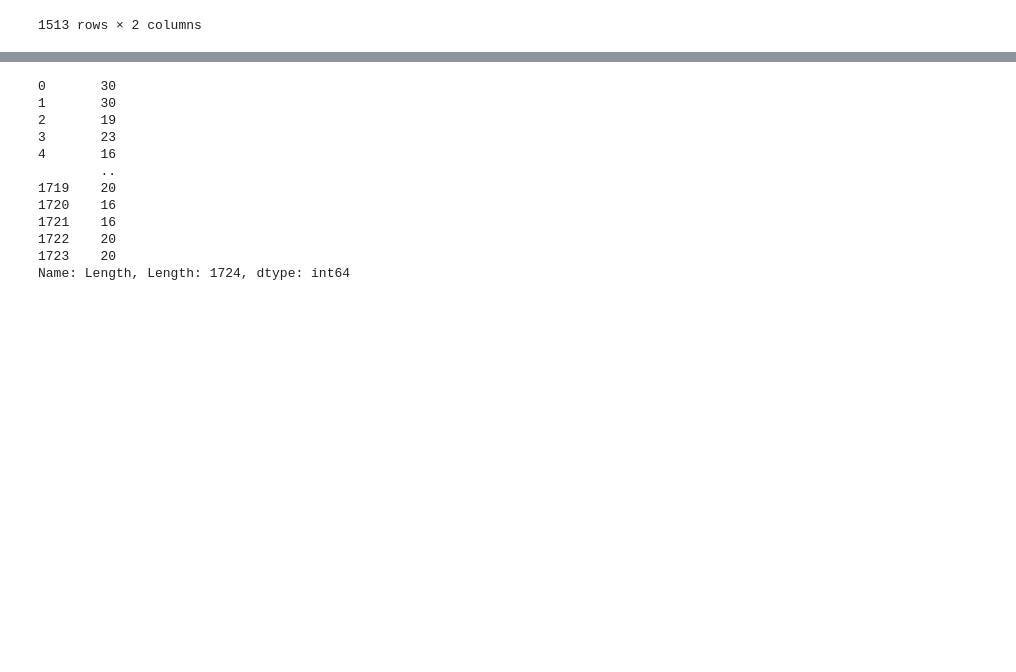
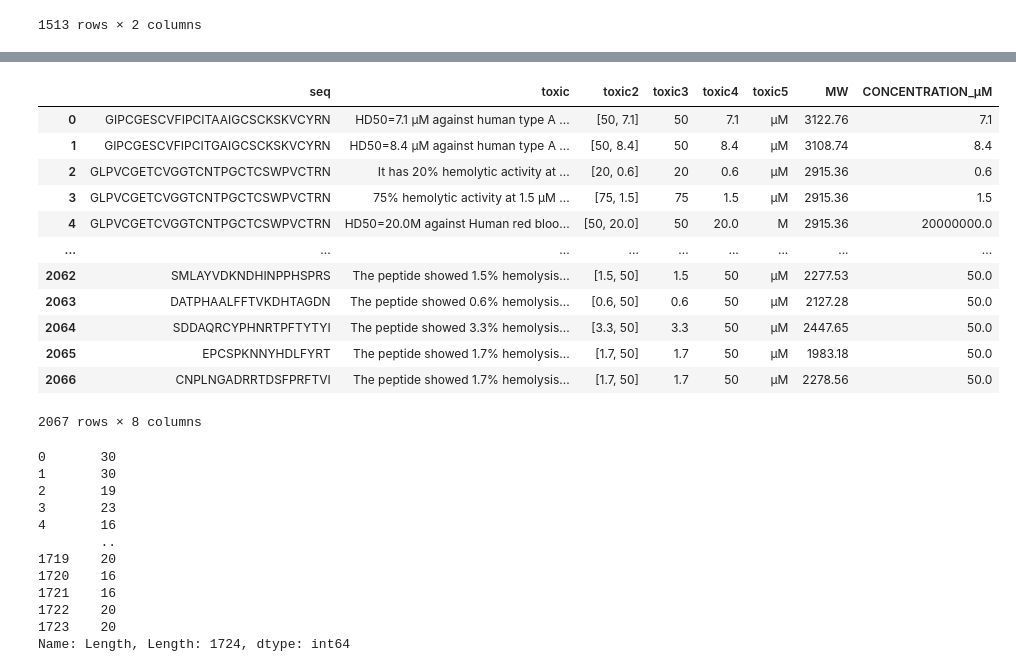
Before and after one commit to JJvRijn/toxicity_scraping, a Jupyter notebook: Scraping_DRAMP.ipynb, the cells around one changed output, grey strips where cells are left out. Saved outputs shown, nothing was run; the diff lists cells and outputs as text; code cells hidden in the pictures; blank space fills up the shorter version.

```diff
--- a/Scraping_DRAMP.ipynb
+++ b/Scraping_DRAMP.ipynb
@@ -129,6 +130,8 @@ for n in range(len(df_DRAMP)):
     if "M" in df_DRAMP.toxic[n]:
         df_DRAMP.loc[n, 'toxic5'] = "M"
     if "g/ml" in df_DRAMP.toxic[n]:
+        df_DRAMP.loc[n, 'toxic5'] = "g/ml"
+    if "g/mL" in df_DRAMP.toxic[n]:
         df_DRAMP.loc[n, 'toxic5'] = "g/ml"
     if "g/L" in df_DRAMP.toxic[n]:
         df_DRAMP.loc[n, 'toxic5'] = "mg/ml"
@@ -164,3 +167,4 @@ for n in range(len(df_DRAMP)):
         df_DRAMP.loc[n, 'toxic5'] = "mM"
 df_DRAMP= df_DRAMP[df_DRAMP.toxic5 != "NaN"]
 df_DRAMP = df_DRAMP.reset_index(drop=True)
+df_DRAMP.loc[2059]
@@ -198,6 +210,22 @@ df_DRAMP.loc[mask8, "CONCENTRATION_µM"] = (
     (df_DRAMP["toxic4"][mask8]).astype(float)) / df_DRAMP[mask8]['MW']
 #fill in values already in µM
 df_DRAMP.loc[mask3, "CONCENTRATION_µM"] = df_DRAMP["toxic4"][mask3].astype(float)
+# %%
+df_DRAMP
+# %% [output]
+|  | seq | toxic | toxic2 | toxic3 | toxic4 | toxic5 | MW | CONCENTRATION_µM |
+| 0 | GIPCGESCVFIPCITAAIGCSCKSKVCYRN | HD50=7.1 µM against human type A ... | [50, 7.1] | 50 | 7.1 | μM | 3122.76 | 7.1 |
+| 1 | GIPCGESCVFIPCITGAIGCSCKSKVCYRN | HD50=8.4 µM against human type A ... | [50, 8.4] | 50 | 8.4 | μM | 3108.74 | 8.4 |
+| 2 | GLPVCGETCVGGTCNTPGCTCSWPVCTRN | It has 20% hemolytic activity at ... | [20, 0.6] | 20 | 0.6 | μM | 2915.36 | 0.6 |
+| 3 | GLPVCGETCVGGTCNTPGCTCSWPVCTRN | 75% hemolytic activity at 1.5 μM ... | [75, 1.5] | 75 | 1.5 | μM | 2915.36 | 1.5 |
+| 4 | GLPVCGETCVGGTCNTPGCTCSWPVCTRN | HD50=20.0M against Human red bloo... | [50, 20.0] | 50 | 20.0 | M | 2915.36 | 20000000.0 |
+| ... | ... | ... | ... | ... | ... | ... | ... | ... |
+| 2062 | SMLAYVDKNDHINPPHSPRS | The peptide showed 1.5% hemolysis... | [1.5, 50] | 1.5 | 50 | μM | 2277.53 | 50.0 |
+| 2063 | DATPHAALFFTVKDHTAGDN | The peptide showed 0.6% hemolysis... | [0.6, 50] | 0.6 | 50 | μM | 2127.28 | 50.0 |
+| 2064 | SDDAQRCYPHNRTPFTYTYI | The peptide showed 3.3% hemolysis... | [3.3, 50] | 3.3 | 50 | μM | 2447.65 | 50.0 |
+| 2065 | EPCSPKNNYHDLFYRT | The peptide showed 1.7% hemolysis... | [1.7, 50] | 1.7 | 50 | μM | 1983.18 | 50.0 |
+| 2066 | CNPLNGADRRTDSFPRFTVI | The peptide showed 1.7% hemolysis... | [1.7, 50] | 1.7 | 50 | μM | 2278.56 | 50.0 |
+2067 rows × 8 columns
 # %%
 #HAPPENN formating of positive/negative
 #happenn formating
```
Also changed, not shown: parts of 3 cells of this notebook.
